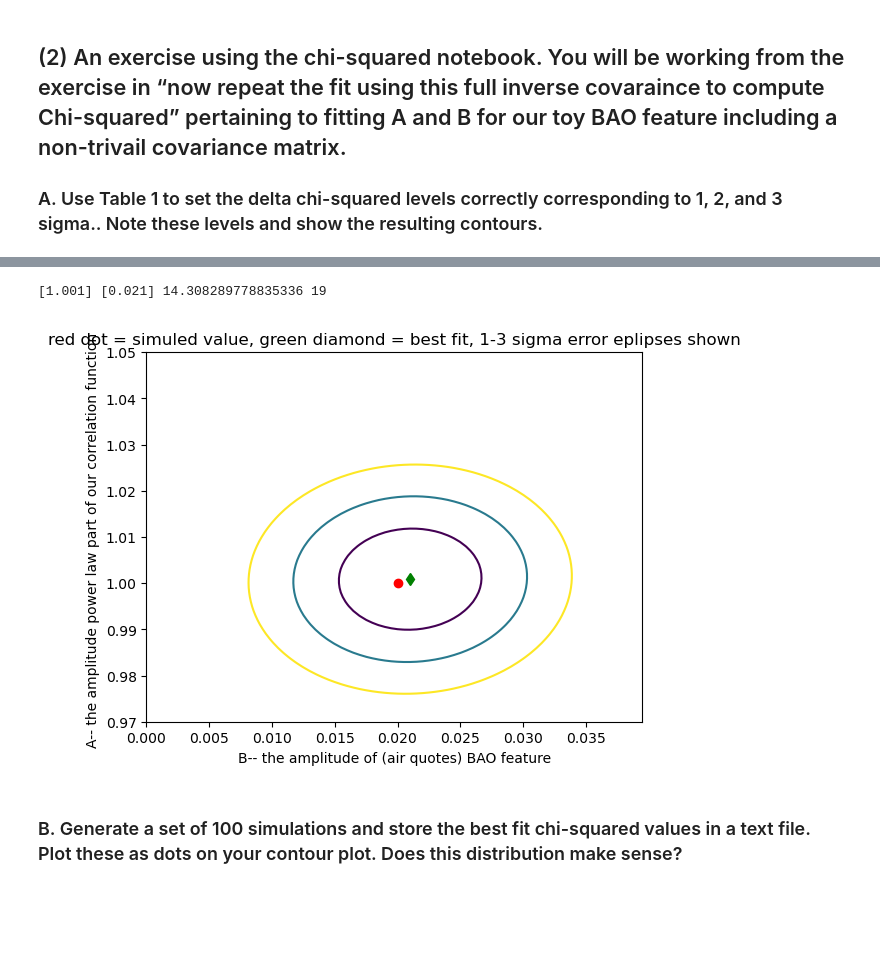
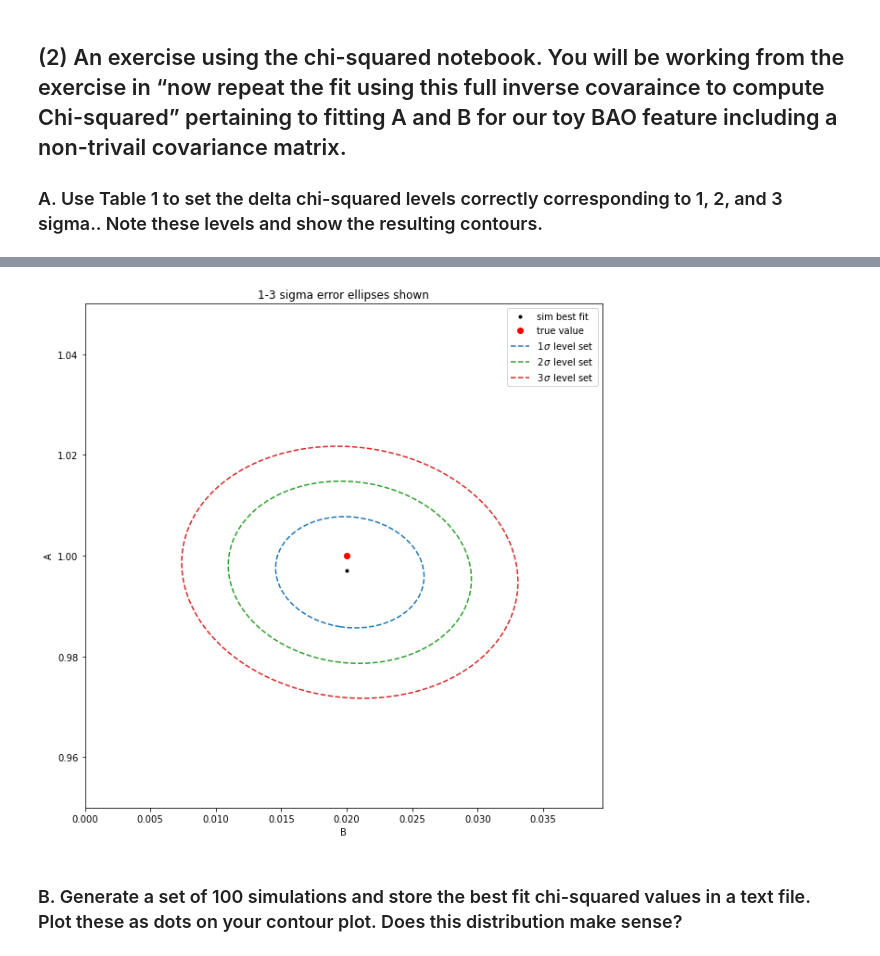
Before and after one commit to jp-ga/Physics38600, a Jupyter notebook: HW/hw3.ipynb, the cells around one changed output, grey strips where cells are left out. Drawn from its saved outputs; the diff is of its cells as text; code cells hidden in the pictures; blank space fills up the shorter version.

```diff
--- a/HW/hw3.ipynb
+++ b/HW/hw3.ipynb
@@ -188,52 +185,57 @@ plt.show()
 # %%
 # 1, 2 and 3 sigma delta chi-squared levels for 2 parameters:
-
 sigma_1 = 2.30
 sigma_2 = 6.17
 sigma_3 = 11.8
 
 ## define a grid in A and B and compute a grid search.
-
-A_points = np.arange(0.97,1.05,.001)
+A_points = np.arange(0.95,1.05,.001)
 B_points = np.arange(0.0,.04,.0005)
 N_pts_A = np.size(A_points)
 N_pts_B = np.size(B_points)
 chi_sq_map = np.zeros([N_pts_A,N_pts_B])
+
+# run simulation
+Raw_data, Binned_r, Binned_mean, Binned_error, inv_cov = run_sim()
 
 ## compute chi_squared for each point
 i = 0
 while (i < N_pts_A):
     j = 0
     while (j < N_pts_B):
         chi_sq_map[i,j] = chi_squared(Binned_r,Binned_mean, inv_cov,A_points[i],B_points[j])
         j+=1
     i+=1
 
 delta_chi_sq_map = chi_sq_map - np.min(chi_sq_map)
 
 ######
 ### make a plot of the 1,2,3 sigma error contours on the fit,
 ### show the "truth" from the simulations, and
 ### show the best fit.
 
 ## make a plot of chi_sq
 delta_chi_sq_map = chi_sq_map - np.min(chi_sq_map)
-plt.contour(B_points,A_points,delta_chi_sq_map,levels=np.array([sigma_1, sigma_2, sigma_3]))
+plt.contour(B_points, A_points, delta_chi_sq_map,
+            levels=np.array([sigma_1, sigma_2, sigma_3]),
+            colors=['C0', 'C2', 'C3'],
+            linestyles=['dashed'])
 
 ## plot the best fit
 pos_min = np.where(chi_sq_map == np.min(chi_sq_map))
-plt.plot(B_points[pos_min[1]],A_points[pos_min[0]],'gd')
-print(A_points[pos_min[0]],B_points[pos_min[1]],np.min(chi_sq_map),np.size(Binned_r))
+plt.plot(B_points[pos_min[1]],A_points[pos_min[0]],'k.', label='sim best fit')
 
 ## plot the "true" parmaters (eg what we used in the simulation)
-plt.plot(np.array(0.02),np.array(1),'ro')
-plt.xlabel("B-- the amplitude of (air quotes) BAO feature")
-plt.ylabel("A-- the amplitude power law part of our correlation function ")
-plt.title("red dot = simuled value, green diamond = best fit, 1-3 sigma error eplipses shown")
-
+plt.plot(np.array(0.02),np.array(1),'ro', label='true value')
+plt.xlabel("B")
+plt.ylabel("A")
+plt.title("1-3 sigma error ellipses shown")
+plt.plot([],[], color='C0', linestyle='--', label='$1\, \sigma$ level set')
+plt.plot([],[], color='C2', linestyle='--', label='$2\, \sigma$ level set')
+plt.plot([],[], color='C3', linestyle='--', label='$3\, \sigma$ level set')
+plt.legend()
 plt.show()
 # %% [output]
-[1.001] [0.021] 14.308289778835336 19
-[figure, old version]
+[figure, new version]
 # %% [markdown]
 ### B. Generate a set of 100 simulations and store the best fit chi-squared values in a text file.  Plot these as dots on your contour plot.   Does this distribution make sense?
```
Also changed, not shown: parts of 14 cells of this notebook, 3 other files.
